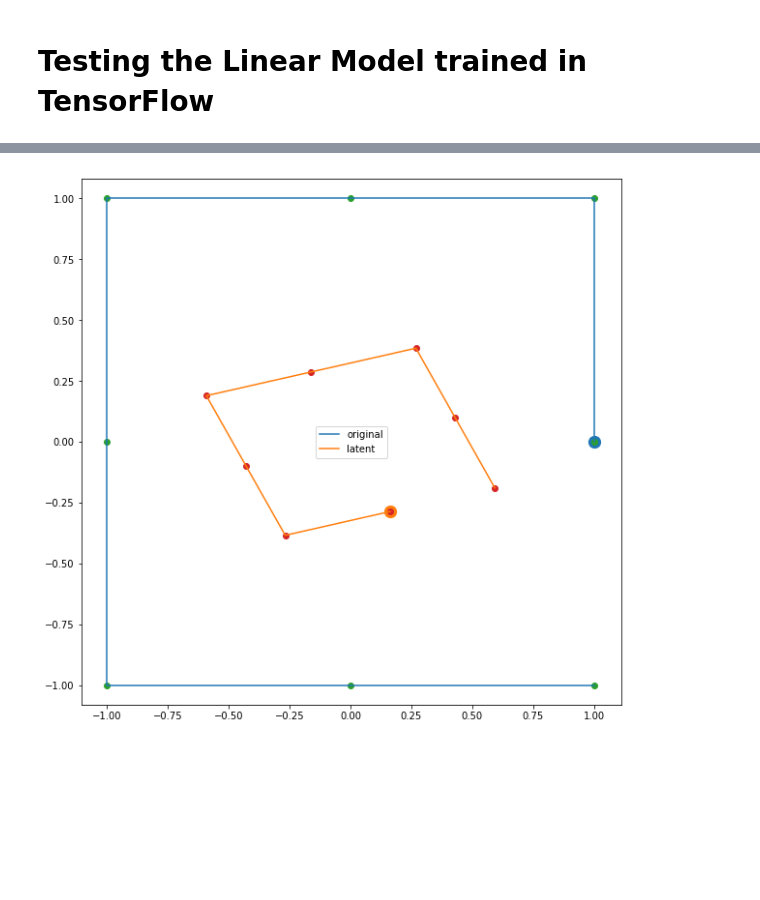
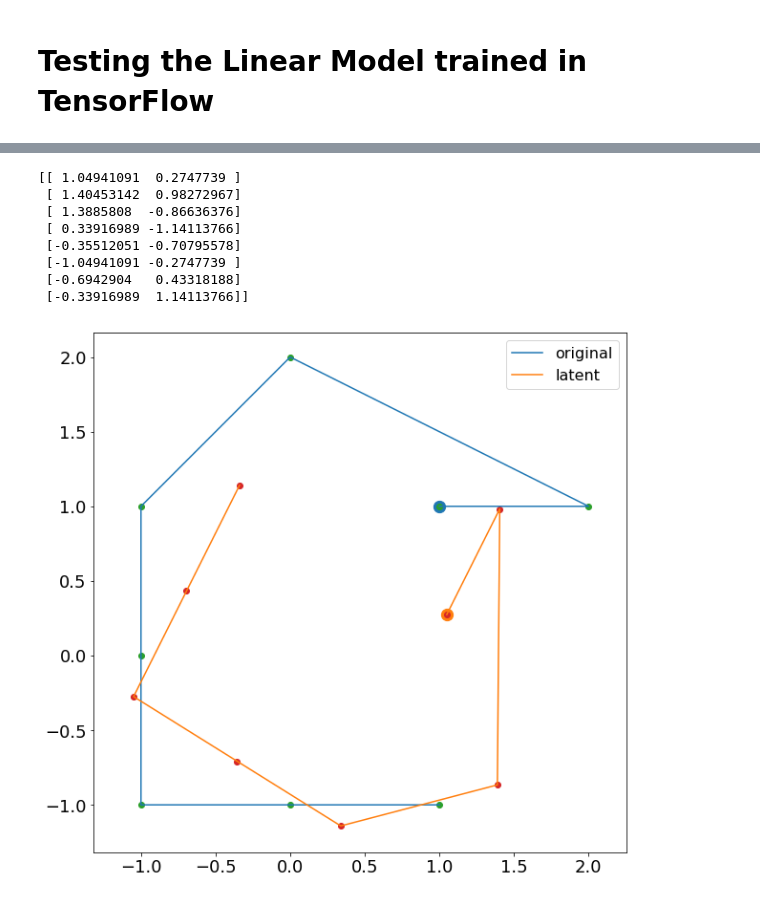
Before and after one commit to UM-ARM-Lab/unreliable-deform-manipulation, a Jupyter notebook: link_bot_notebooks/src/link_bot_notebooks/Multi-Step Linear.ipynb, the cells around one changed output, grey strips where cells are left out. Drawn from its saved outputs; the diff is of its cells as text; code cells hidden in the pictures; blank space fills up the shorter version.

```diff
--- a/link_bot_notebooks/src/link_bot_notebooks/Multi-Step Linear.ipynb
+++ b/link_bot_notebooks/src/link_bot_notebooks/Multi-Step Linear.ipynb
@@ -7,12 +7,16 @@ from math import acos
 import numpy as np
 import matplotlib.pyplot as plt
 from link_bot_notebooks.linear_tf_model import LinearTFModel
+from link_bot_agent import gurobi_act
+
+plt.style.use('slides')
 # %%
-args = {'checkpoint': "log_data/init_A/December_12_11:09:29__18519c1ff2/nn.ckpt-215000", 'log': False, 'batch_size': 1024}
+args = {'checkpoint': "log_data/random_50_all_training_low_B/December_13_16:00:58__19abfb2b9e/nn.ckpt-320000", 'log': False, 'batch_size': 1024}
 dataset = "../../../link_bot_teleop/data/random_50_steps.txt"
 n_steps = 50
 dt = 0.1
 x = tpo.load_train(dataset, N=6, L=2, n_steps=n_steps, extract_func=tpo.link_pos_vel_extractor2(6))
 model = LinearTFModel(args, N=6, M=2, L=2, n_steps=1, dt=dt)
 model.load()
+print(model)
 # %% [output]
@@ -73,20 +97,30 @@ plt.ylabel("Y (m)");
 # %%
-points = np.array([[1,0], [1,1], [0,1], [-1,1], [-1,0], [-1,-1], [0,-1], [1,-1]])
+%matplotlib inline
+points = np.array([[1,1], [2,1], [0,2], [-1,1], [-1,0], [-1,-1], [0,-1], [1,-1]])
 R = model.get_A()[:,:2]
 new_points = []
 for p in points:
     new_p = np.dot(R, p)
     new_points.append(new_p)
 new_points = np.array(new_points)
+print(new_points)
 
 plt.figure(figsize=(10,10))
 plt.scatter([points[0,0]], [points[0,1]], s=150)
 plt.scatter([new_points[0,0]], [new_points[0,1]], s=150)
 plt.scatter([p[0] for p in points], [p[1] for p in points])
 plt.scatter([p[0] for p in new_points], [p[1] for p in new_points])
 plt.plot([p[0] for p in points], [p[1] for p in points], label='original')
 plt.plot([p[0] for p in new_points], [p[1] for p in new_points], label='latent')
 plt.legend()
 plt.axis("equal");
 # %% [output]
+[[ 1.04941091  0.2747739 ]
+ [ 1.40453142  0.98272967]
+ [ 1.3885808  -0.86636376]
+ [ 0.33916989 -1.14113766]
+ [-0.35512051 -0.70795578]
+ [-1.04941091 -0.2747739 ]
+ [-0.6942904   0.43318188]
+ [-0.33916989  1.14113766]]
-[figure, old version]
+[figure, new version]
```
Also changed, not shown: parts of 10 cells of this notebook, 12 other files.
